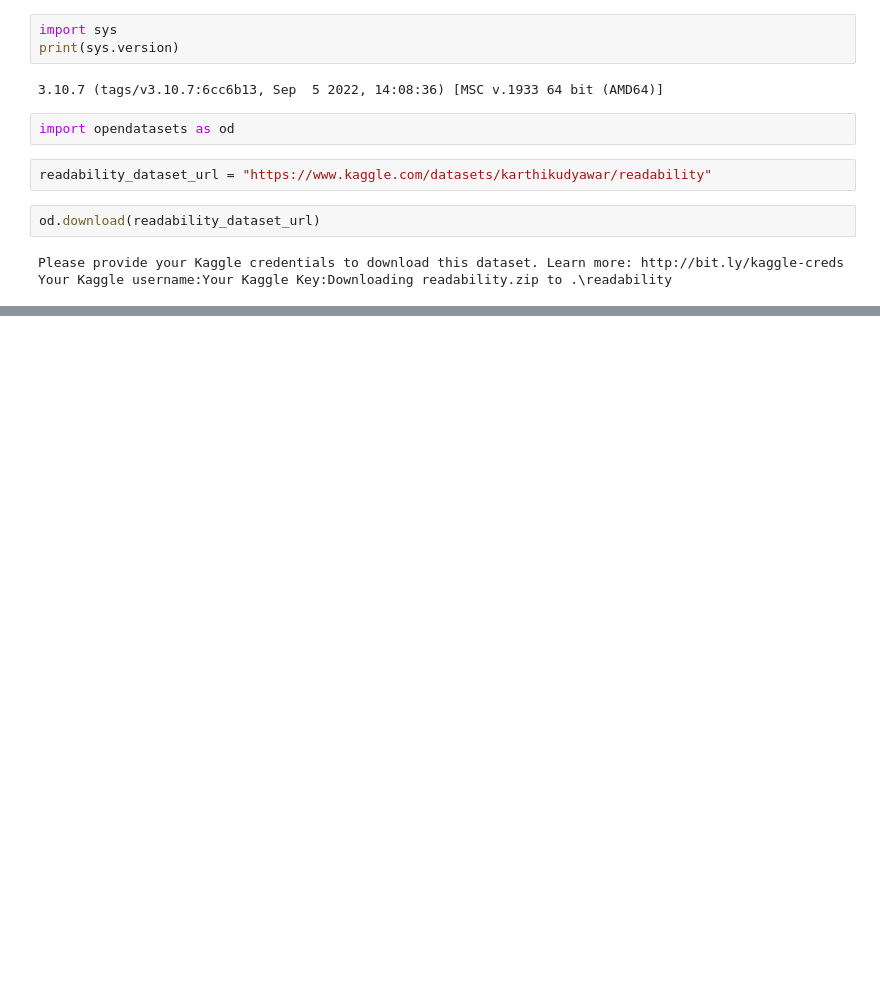
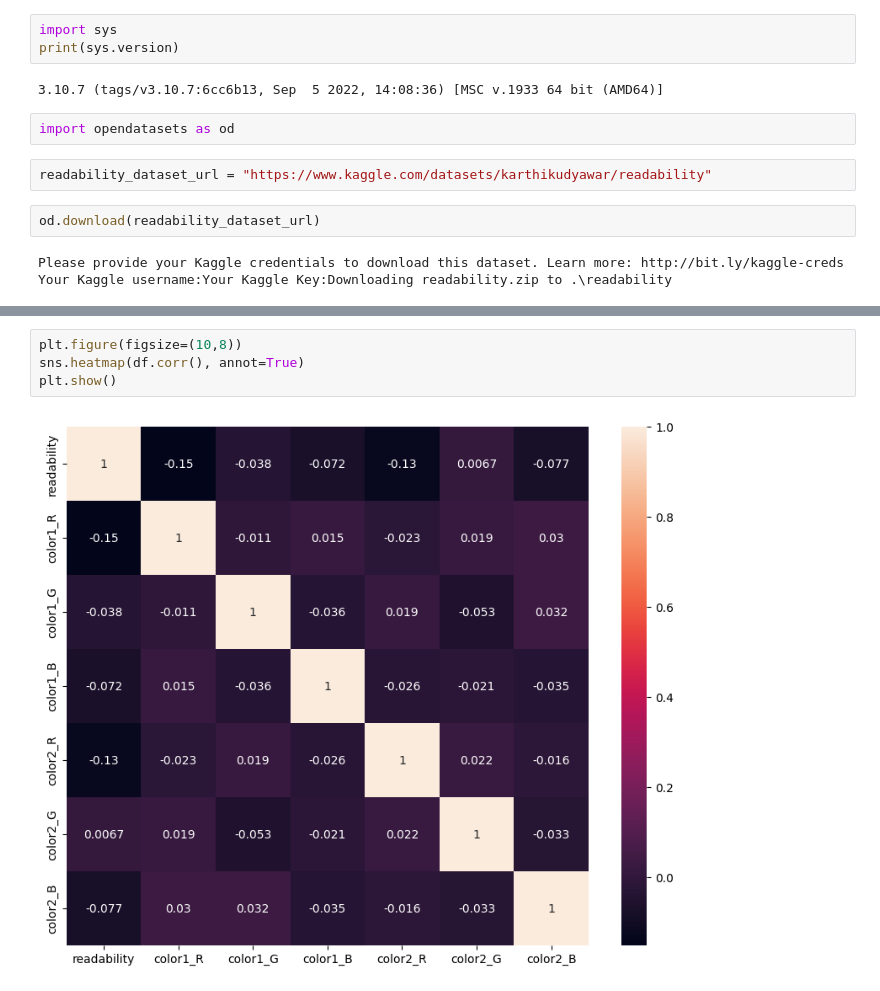
Before and after one commit to KarthikUdyawar/Color-detection, a Jupyter notebook: model/v2/model.ipynb, the cells around one changed output, grey strips where cells are left out. Drawn from its saved outputs; the diff is of its cells as text; blank space fills up the shorter version.

```diff
--- a/model/v2/model.ipynb
+++ b/model/v2/model.ipynb
@@ -14,0 +117,6 @@ Your Kaggle username:Your Kaggle Key:Downloading readability.zip to .\readabilit
+# %%
+plt.figure(figsize=(10,8))
+sns.heatmap(df.corr(), annot=True)
+plt.show()
+# %% [output]
+[figure, added]
```
Also changed, not shown: parts of 13 cells of this notebook.
